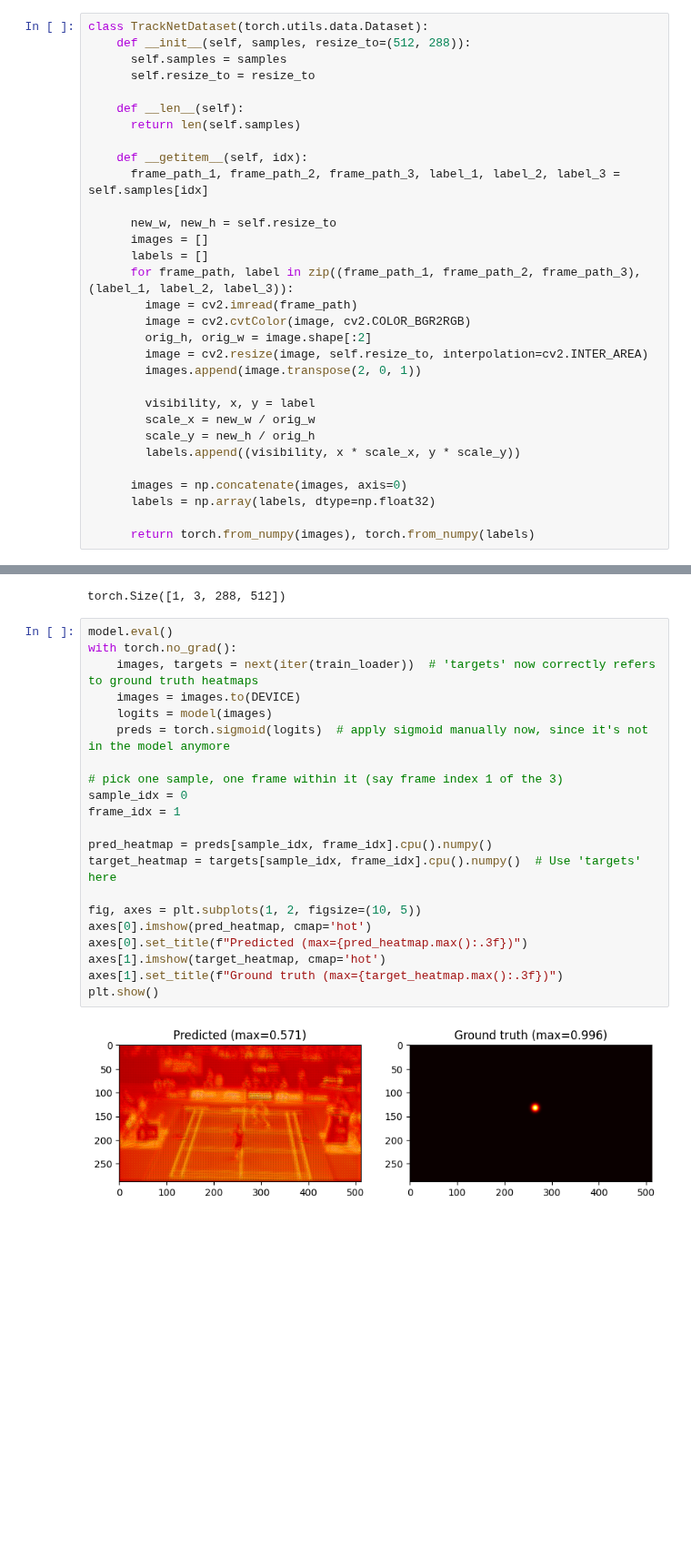
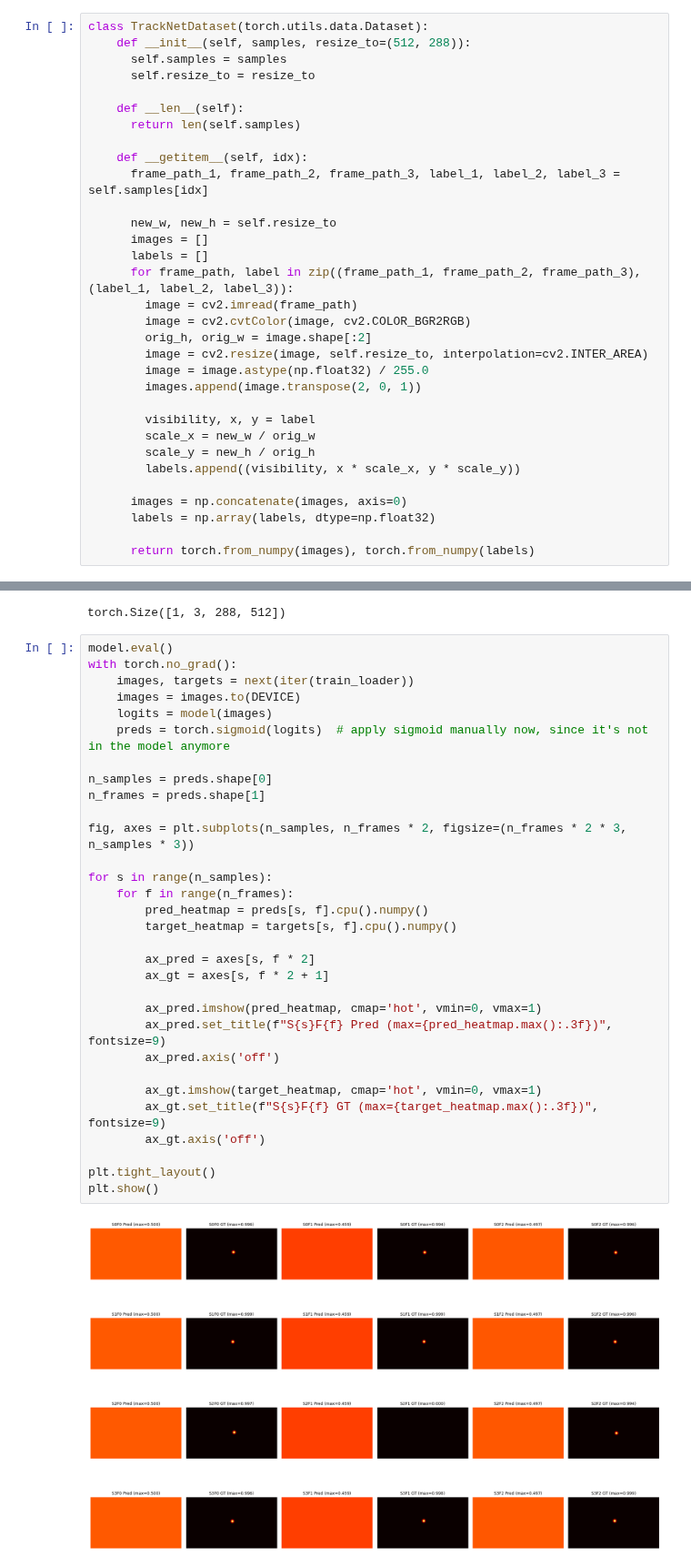
Before and after one commit to Ranvin36/Project-Magnus, a Jupyter notebook: Ball_Detection_Tracking.ipynb, the cells around one changed output, grey strips where cells are left out. Shown at 91% size. Drawn from its saved outputs; the diff is of its cells as text; blank space fills up the shorter version.

Commit message:
add: implement train/val split based training

```diff
--- a/Ball_Detection_Tracking.ipynb
+++ b/Ball_Detection_Tracking.ipynb
@@ -216,6 +217,7 @@ class TrackNetDataset(torch.utils.data.Dataset):
         image = cv2.cvtColor(image, cv2.COLOR_BGR2RGB)
         orig_h, orig_w = image.shape[:2]
         image = cv2.resize(image, self.resize_to, interpolation=cv2.INTER_AREA)
+        image = image.astype(np.float32) / 255.0
         images.append(image.transpose(2, 0, 1))
 
         visibility, x, y = label
@@ -530,23 +532,33 @@ torch.Size([1, 3, 288, 512])
 # %%
 model.eval()
 with torch.no_grad():
-    images, targets = next(iter(train_loader))  # 'targets' now correctly refers to ground truth heatmaps
+    images, targets = next(iter(train_loader))
     images = images.to(DEVICE)
     logits = model(images)
     preds = torch.sigmoid(logits)  # apply sigmoid manually now, since it's not in the model anymore
 
-# pick one sample, one frame within it (say frame index 1 of the 3)
-sample_idx = 0
-frame_idx = 1
+n_samples = preds.shape[0]
+n_frames = preds.shape[1]
 
-pred_heatmap = preds[sample_idx, frame_idx].cpu().numpy()
-target_heatmap = targets[sample_idx, frame_idx].cpu().numpy()  # Use 'targets' here
+fig, axes = plt.subplots(n_samples, n_frames * 2, figsize=(n_frames * 2 * 3, n_samples * 3))
 
-fig, axes = plt.subplots(1, 2, figsize=(10, 5))
-axes[0].imshow(pred_heatmap, cmap='hot')
-axes[0].set_title(f"Predicted (max={pred_heatmap.max():.3f})")
-axes[1].imshow(target_heatmap, cmap='hot')
-axes[1].set_title(f"Ground truth (max={target_heatmap.max():.3f})")
+for s in range(n_samples):
+    for f in range(n_frames):
+        pred_heatmap = preds[s, f].cpu().numpy()
+        target_heatmap = targets[s, f].cpu().numpy()
+
+        ax_pred = axes[s, f * 2]
+        ax_gt = axes[s, f * 2 + 1]
+
+        ax_pred.imshow(pred_heatmap, cmap='hot', vmin=0, vmax=1)
+        ax_pred.set_title(f"S{s}F{f} Pred (max={pred_heatmap.max():.3f})", fontsize=9)
+        ax_pred.axis('off')
+
+        ax_gt.imshow(target_heatmap, cmap='hot', vmin=0, vmax=1)
+        ax_gt.set_title(f"S{s}F{f} GT (max={target_heatmap.max():.3f})", fontsize=9)
+        ax_gt.axis('off')
+
+plt.tight_layout()
 plt.show()
 # %% [output]
-[figure, old version]
+[figure, new version]
```
Also changed, not shown: parts of 12 cells of this notebook.
